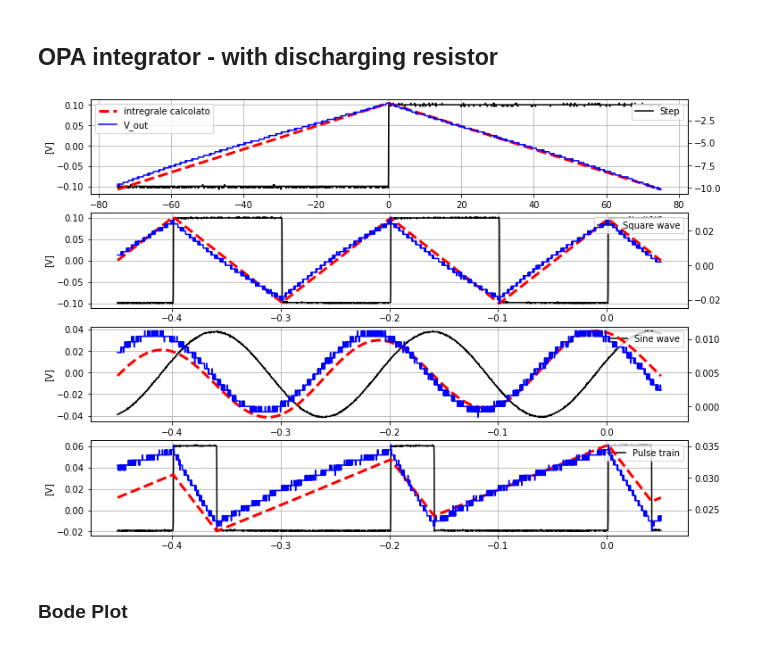
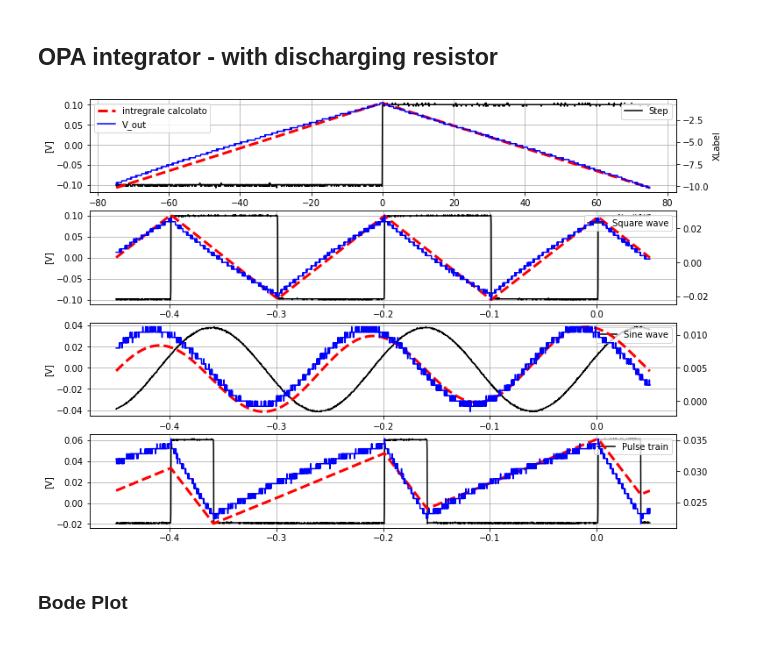
Before and after one commit to valeriopagliarino/Electronics-2021-UNITO-Public, a Jupyter notebook: analysis/2_OPA_integ_deriv_log.ipynb, the cells around one changed output. Saved outputs shown, nothing was run; the diff lists cells and outputs as text; code cells hidden in the pictures.

```diff
--- a/analysis/2_OPA_integ_deriv_log.ipynb
+++ b/analysis/2_OPA_integ_deriv_log.ipynb
@@ -287,34 +285,35 @@ square_quadrature = sig_in_square.cumsum() * -1.
 sine_quadrature = sig_in_sine.cumsum() * -1. + 1.
 pmod_quadrature = (sig_in_pmod).cumsum() * -1.
 
 ax[0].plot(time_in_step, sig_in_step, color = "black", label = "Step")
 ax2[0].plot(time_in_step, mm_norm(step_quadrature, sig_out_step) , color = "red", linestyle = "--", linewidth=3,label = "intregrale calcolato")
 ax2[0].plot(time_out_step, sig_out_step, color = "blue", label = "V_out")
+ax2[0].set_ylabel('XLabel', loc='center')
 
 ax[1].plot(time_in_square, sig_in_square, color = "black", label = "Square wave")
 ax2[1].plot(time_in_square, mm_norm(square_quadrature, sig_out_square) , color = "red", linestyle = "--", linewidth=3)
 ax2[1].plot(time_out_square, sig_out_square, color = "blue", label = "Integrale")
 
 ax[2].plot(time_in_sine, sig_in_sine, color = "black", label = "Sine wave")
 ax2[2].plot(time_in_sine, mm_norm(sine_quadrature, sig_out_sine) , color = "red", linestyle = "--", linewidth=3)
 ax2[2].plot(time_out_sine, sig_out_sine, color = "blue", label = "Integrale")
 
 ax[3].plot(time_in_pmod, sig_in_pmod, color = "black", label = "Pulse train")
 ax2[3].plot(time_in_pmod, mm_norm(pmod_quadrature, sig_out_pmod) , color = "red", linestyle = "--", linewidth=3)
 ax2[3].plot(time_out_pmod, sig_out_pmod, color = "blue", label = "Integrale")
 
 
 for ax_ in ax:
     ax_.grid()
     ax_.legend(loc="upper right")
     ax_.set_ylabel('[V]')
 
 ax2[0].legend(loc='upper left')
 
 
 plt.savefig(f"{OUTPUTDIR}/OPA-integ-with-res.pdf")
 # %% [output]
-[figure, old version]
+[figure, new version]
 # %% [markdown]
 ### Bode Plot
 # %%
```
Also changed, not shown: parts of 3 cells of this notebook, 4 other files.
